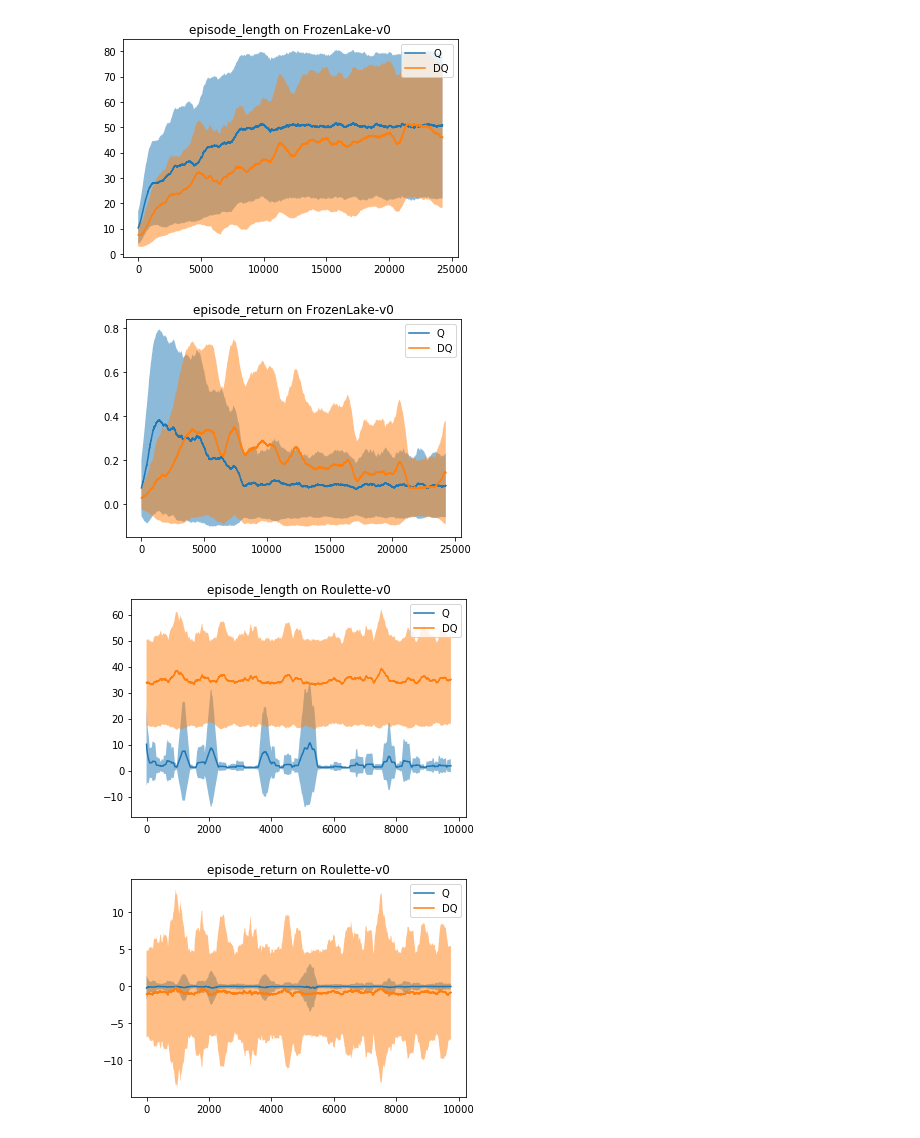
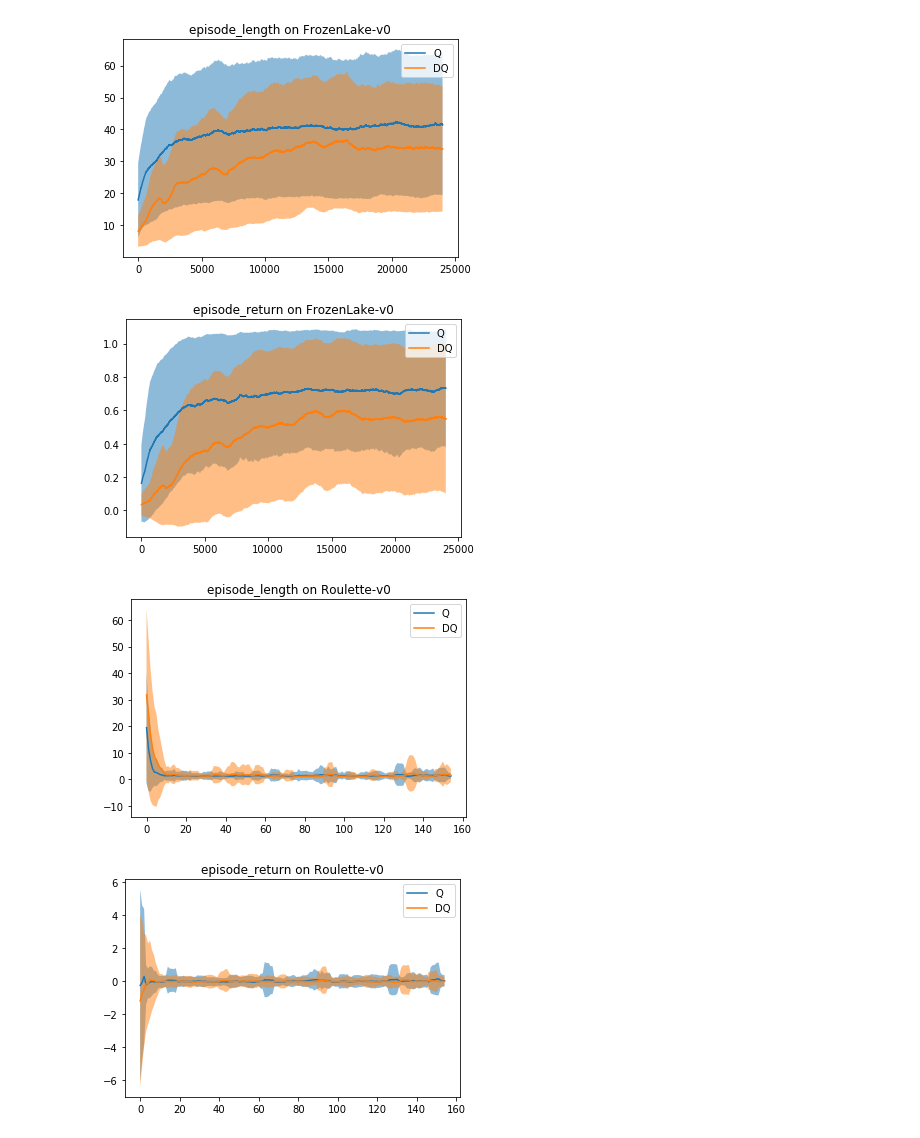
Before and after one commit to LysanderdeJong/RL-MiniProject, a Jupyter notebook: basic_experiments.ipynb, the cells around one changed output. Saved outputs shown, nothing was run; the diff lists cells and outputs as text; code cells hidden in the pictures.

```diff
--- a/basic_experiments.ipynb
+++ b/basic_experiments.ipynb
@@ -55,11 +50,11 @@ env_name = 'Taxi-v2'
 environment  = gym.make(env_name)
 
 config = default_config.copy()
-config["num_episodes"] = 1000
-config["num_trails"] = 10
+config["num_episodes"] = 2000
+config["num_trails"] = 5
 
-config["q_alpha"] = 0.2
-config["dq_alpha"] = 0.4
+#config["q_alpha"] = 0.2
+#config["dq_alpha"] = 0.2
 
 results = multi_trail_experiment(env_name, environment, config)
 
@@ -87,48 +82,66 @@ for i in results[keys[0]].keys():
 # %%
 env_name = 'FrozenLake-v0'
 environment  = gym.make(env_name)
 
 config = default_config.copy()
 config["num_episodes"] = 25000
 config["num_trails"] = 5
 
-#config["q_alpha"] = 0.2
-#config["dq_alpha"] = 0.4
+config["q_discount_factor"] = 0.95
+config["dq_discount_factor"] = 0.95
+
+# Agents perform better with epsilon decay
+# (taking random actions adds even more chances to mess up in addition to stochasticity of actions)
+
+#config["q_epsilon"] = 0.5
+#config["dq_epsilon"] = 0.5
+config["q_decay_rate"] = 0.9995
+config["dq_decay_rate"] = 0.9995
 
 results = multi_trail_experiment(env_name, environment, config)
 
-smooth = 750
+smooth = 1000
 keys = list(results.keys())
 for i in results[keys[0]].keys():
     for j in keys:
         if i == "q_values":
             pass
         else:
             mean = running_mean(results[j][i][0],smooth)
             std = running_mean(results[j][i][1],smooth)
             plt.plot(mean, label=f"{j}")
             plt.fill_between(range(len(mean)), mean-std, mean+std, alpha=0.5)
     if i == "q_values":
         pass
     else:
         plt.legend()
         plt.title(f'{i} on {env_name}')
         plt.savefig(f'figures/{env_name}_{i}.pdf', dpi=300)
         plt.show()
 # %% [output]
-[figure, old version]
+[figure, new version]
-[figure, old version]
+[figure, new version]
 # %%
 env_name = 'Roulette-v0'
 environment  = gym.make(env_name)
 
 config = default_config.copy()
-config["num_episodes"] = 10000
-config["num_trails"] = 10
+config["num_episodes"] = 160
+config["num_trails"] = 50
+
+#config["q_epsilon"] = 1
+#config["dq_epsilon"] = 1
+#config["q_decay_rate"] = 0.99
+#config["dq_decay_rate"] = 0.99
+
+# Reward signal should not propagate to past actions, only immediate reward should be considered
+
+config['q_discount_factor'] = 0
+config['dq_discount_factor'] = 0
 
 results = multi_trail_experiment(env_name, environment, config)
 
-smooth = 250
+smooth = 5
 keys = list(results.keys())
 for i in results[keys[0]].keys():
     for j in keys:
@@ -147,8 +160,8 @@ for i in results[keys[0]].keys():
         plt.savefig(f'figures/{env_name}_{i}.pdf', dpi=300)
         plt.show()
 # %% [output]
-[figure, old version]
+[figure, new version]
-[figure, old version]
+[figure, new version]
 # %%
 env_name = 'Blackjack-v0'
 environment  = gym.make(env_name)
```
Also changed, not shown: parts of 4 cells of this notebook, 9 other files.
